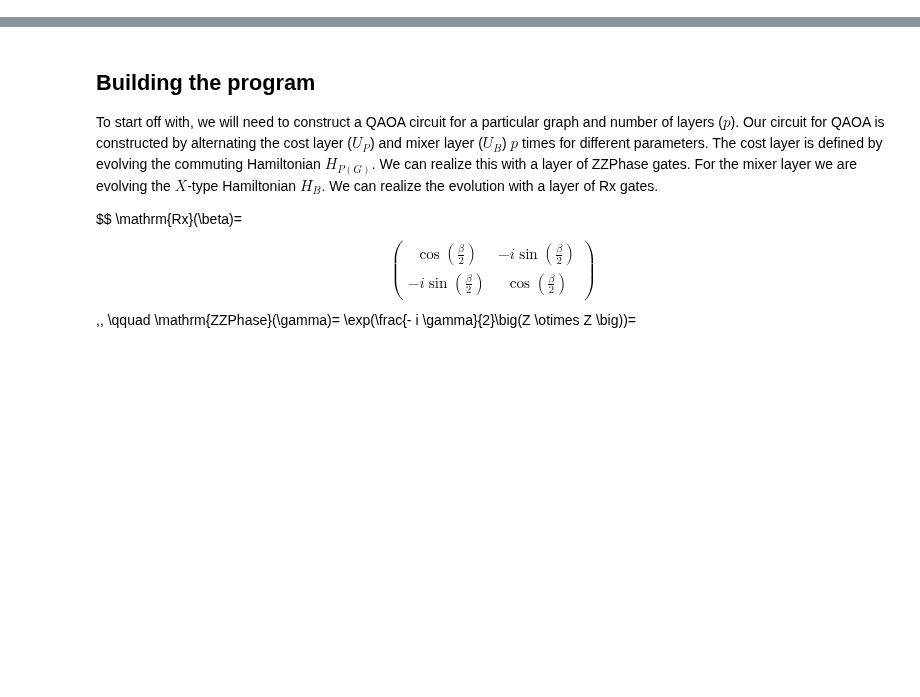
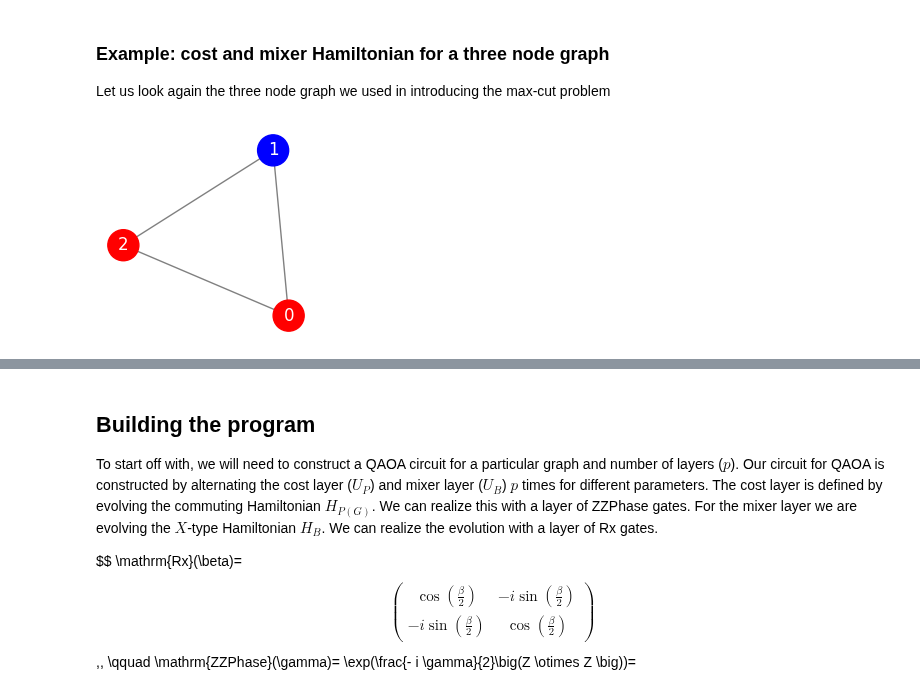
Before and after one commit to Quantinuum/guppylang, a Jupyter notebook: examples/qaoa_max-cut_example.ipynb, the cells around one changed output, grey strips where cells are left out. Drawn from its saved outputs; the diff is of its cells as text; code cells hidden in the pictures; blank space fills up the shorter version.

```diff
--- a/examples/qaoa_max-cut_example.ipynb
+++ b/examples/qaoa_max-cut_example.ipynb
@@ -98,0 +87,18 @@ Here we use the the convention that $X_i$ means a Pauli $X$ operator will be app
+# %% [markdown]
+### Example: cost and mixer Hamiltonian for a three node graph
+
+Let us look again the three node graph we used in introducing the max-cut problem
+# %%
+plt.figure(figsize=(2, 2))
+nx.draw(
+    G,
+    node_color=["red", "blue", "red"],
+    font_size=12,
+    font_color="white",
+    node_size=500,
+    edge_color="gray",
+    with_labels=True,
+)
+plt.show()
+# %% [output]
+[figure, added]
```
Also changed, not shown: parts of 18 cells of this notebook.
